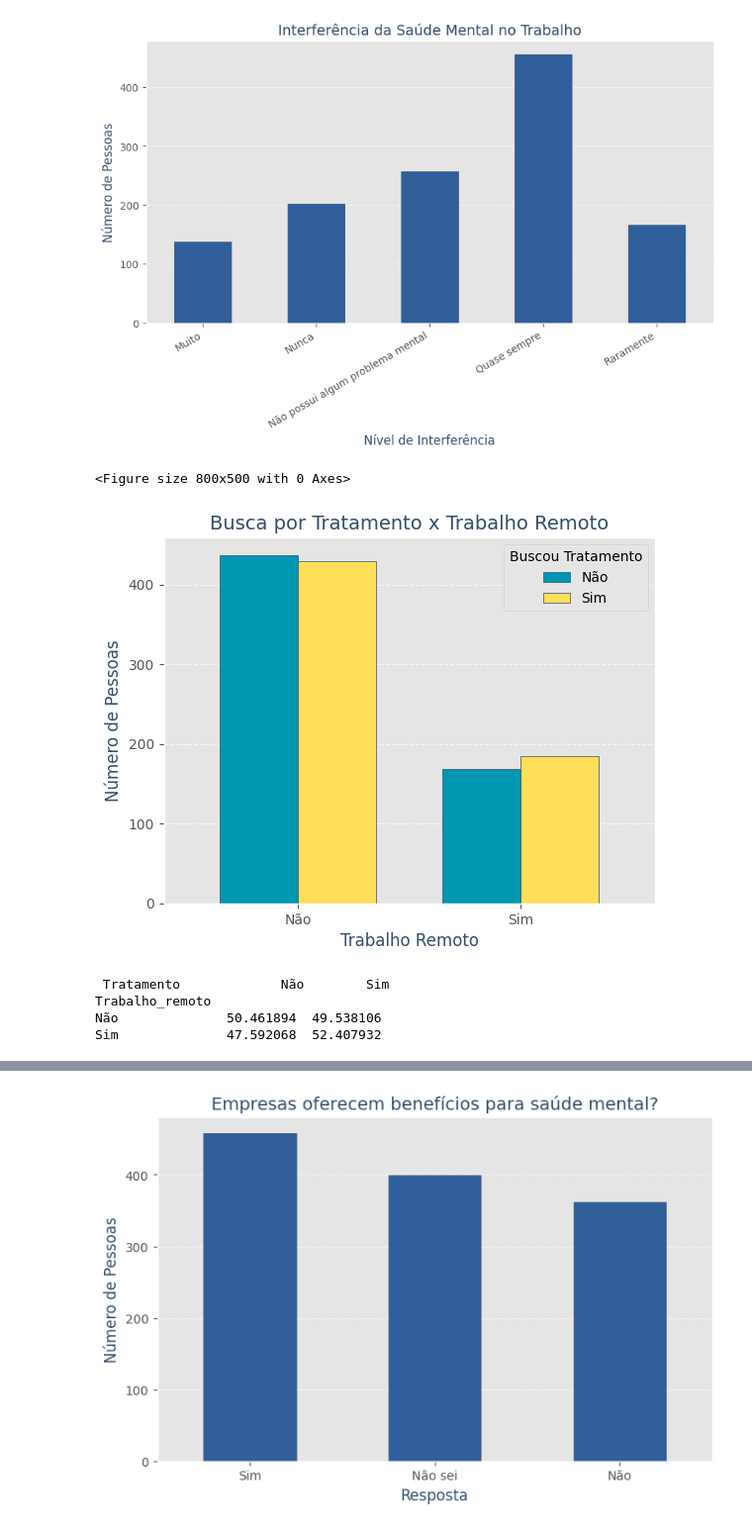
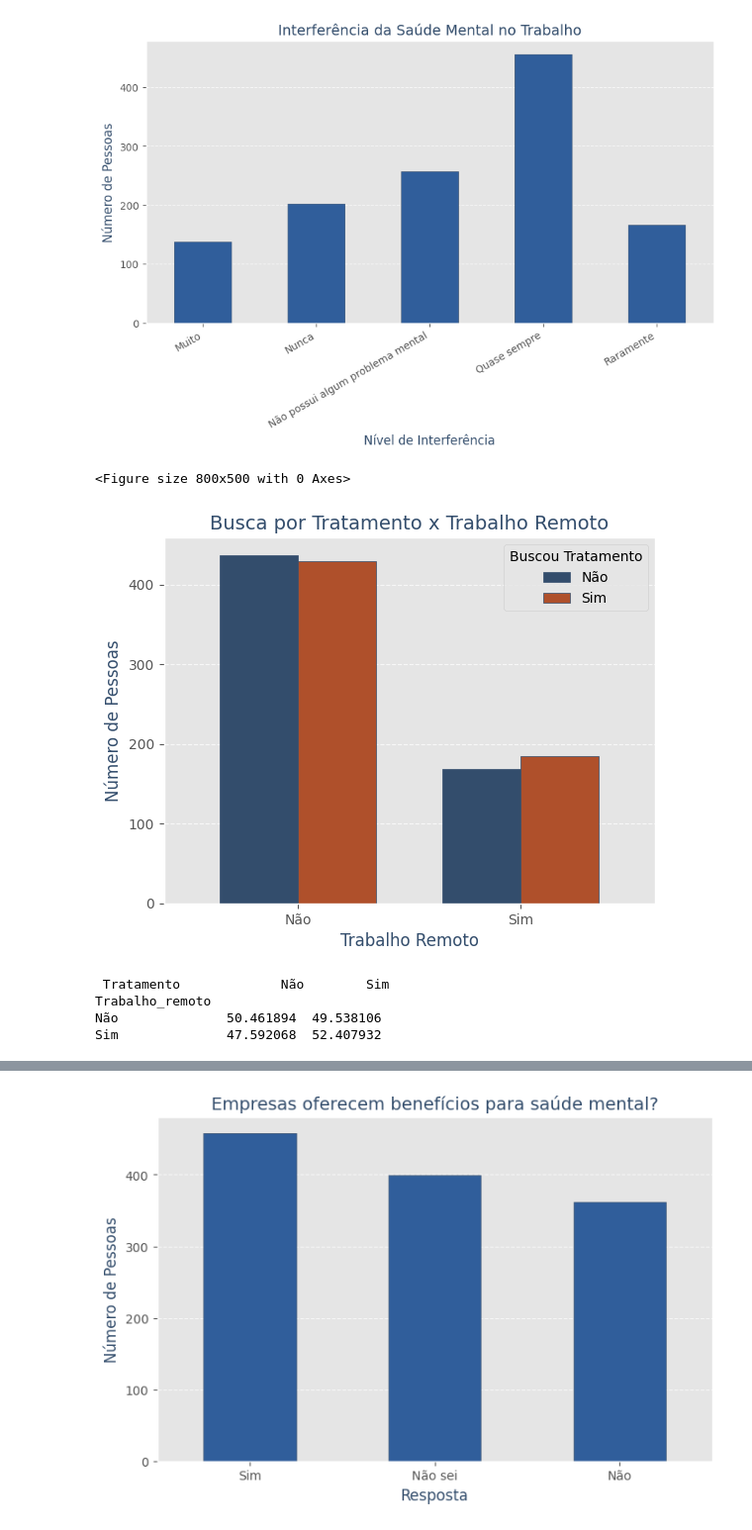
Before and after one commit to Davyeeh/Trabalho-Lab.-CD, a Jupyter notebook: TrabalhoFinal_LAB_C_D_.ipynb, the cells around one changed output, grey strips where cells are left out. Shown at 99% size. Cells and saved outputs as stored; diff of their text form; code cells hidden in the pictures.

```diff
--- a/TrabalhoFinal_LAB_C_D_.ipynb
+++ b/TrabalhoFinal_LAB_C_D_.ipynb
@@ -1158,32 +1160,32 @@ plt.show()
 # %%
 # Contar a quantidade de pessoas que buscaram tratamento dentro de cada grupo de trabalho remoto
 contagem = dados.groupby("Trabalho_remoto")["Tratamento"].value_counts().unstack()
 
 # Criar o gráfico de colunas lado a lado
 plt.figure(figsize=(8,5))
-contagem.plot(kind="bar", color=["#0097B2", "#FFDE59"], edgecolor="#334D6C", width=0.7)
+contagem.plot(kind="bar", color=["#334D6C", "#af502b"], edgecolor="#334D6C", width=0.7)
 
 # Personalizar o gráfico
 plt.title("Busca por Tratamento x Trabalho Remoto", fontname="DejaVu Sans", color="#334D6C", fontsize=14)
 plt.xlabel("Trabalho Remoto",  fontname="DejaVu Sans", color="#334D6C", fontsize=12)
 plt.ylabel("Número de Pessoas",  fontname="DejaVu Sans", color="#334D6C", fontsize=12)
 plt.grid(False)
 plt.xticks(rotation=0)
 plt.legend(title="Buscou Tratamento", labels=["Não", "Sim"])
 plt.grid(axis="y", linestyle="--", alpha=0.7)
 
 # Mostrar o gráfico
 plt.show()
 
 # Contar a quantidade de pessoas que buscaram tratamento dentro de cada grupo de trabalho remoto
 contagem = dados.groupby("Trabalho_remoto")["Tratamento"].value_counts(normalize=True).unstack()
 
 # Converter para porcentagem
 contagem_percentual = contagem * 100
 print("\n",contagem_percentual)
 # %% [output]
 <Figure size 800x500 with 0 Axes>
-[figure, old version]
+[figure, new version]
  Tratamento             Não        Sim
 Trabalho_remoto
 Não              50.461894  49.538106
```
Also changed, not shown: parts of 13 cells of this notebook.
